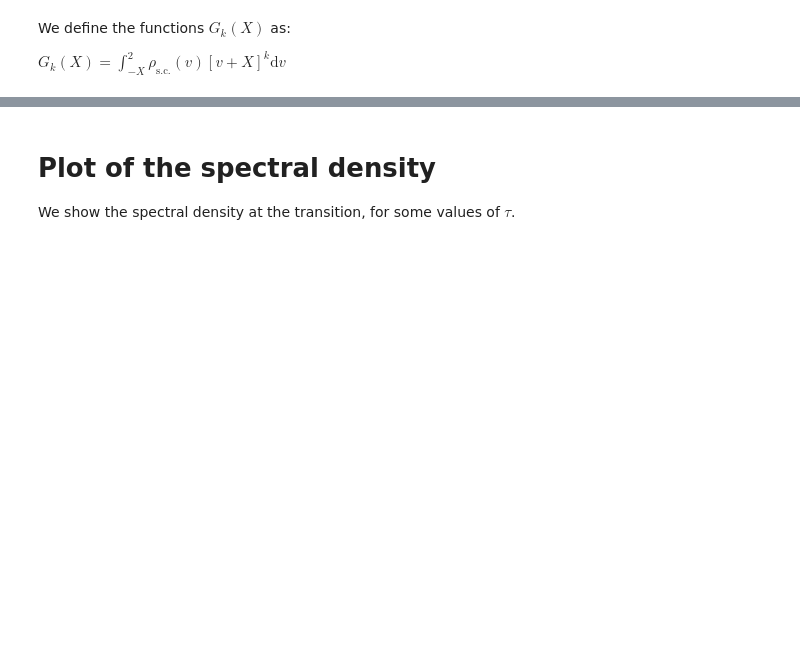
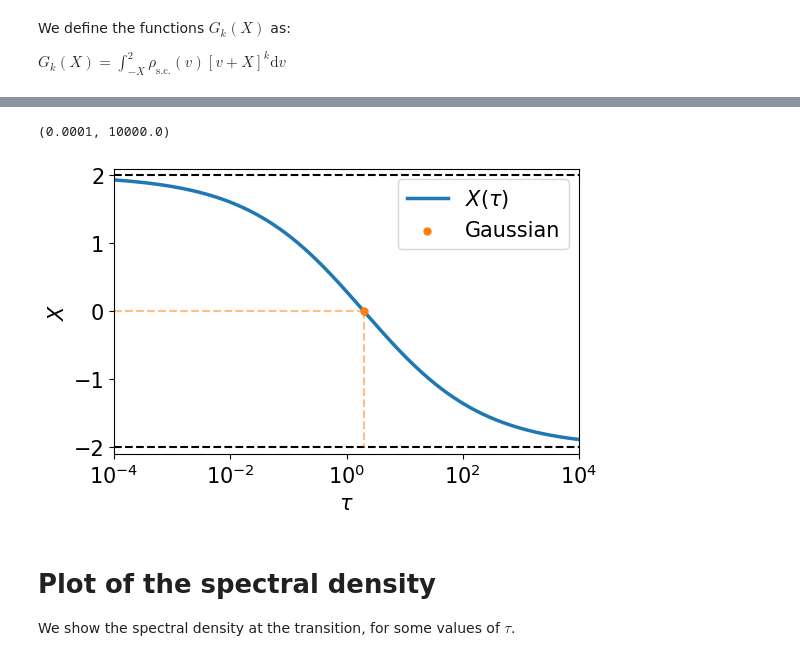
Before and after one commit to AnMaillard/fitting_ellipsoid_replicas, a Jupyter notebook: Notebook_plots/Fluctuating_norm.ipynb, the cells around one changed output, grey strips where cells are left out. Cells and saved outputs as stored; diff of their text form; code cells hidden in the pictures; blank space fills up the shorter version.

```diff
--- a/Notebook_plots/Fluctuating_norm.ipynb
+++ b/Notebook_plots/Fluctuating_norm.ipynb
@@ -80,3 +83,29 @@ plt.savefig('../Figures/alphac_tau.pdf', bbox_inches='tight')
+# %%
+#A plot of X_f(tau)
+width = 6
+height = width / ((np.sqrt(5.)+1)/2.) #Golden ratio
+fig, ax = plt.subplots(1, 1,figsize = (width,height))
+
+#Log scale
+taus = 10**np.linspace(-4,4, num = 1000)
+Xs = np.array([alphaSAT(tau)[1] for tau in taus])
+ax.plot(taus, Xs, label = r'$X(\tau)$', linewidth = 2.5)
+
+ax.plot([np.amin(taus), np.amax(taus)],[2,2], '--', linewidth=1.5, zorder=0, color='black')
+ax.plot([np.amin(taus), np.amax(taus)],[-2,-2], '--', linewidth=1.5, zorder=0, color='black')
+ax.plot([np.amin(taus), 2],[0.,0.], '--', linewidth=1.5, zorder=0, color=colors[1], alpha = 0.5)
+ax.plot([2, 2],[0,-2], '--', linewidth=1.5, zorder=0, color=colors[1], alpha = 0.5)
+ax.scatter([2],[0.], s=25, marker = 'o', zorder=3, color=colors[1], label = r'Gaussian')
+
+ax.set_ylabel(r'$X$')
+ax.set_xlabel(r'$\tau$')
+ax.legend(fancybox=True,loc = 'upper right')
+ax.set_ylim(-2.1,2.1)
+ax.set_xscale('log')
+ax.set_xlim(np.amin(taus), np.amax(taus))
+# %% [output]
+(0.0001, 10000.0)
+[figure, added]
 # %% [markdown]
 # Plot of the spectral density
 
```
Also changed, not shown: parts of 2 cells of this notebook, 5 other files.
